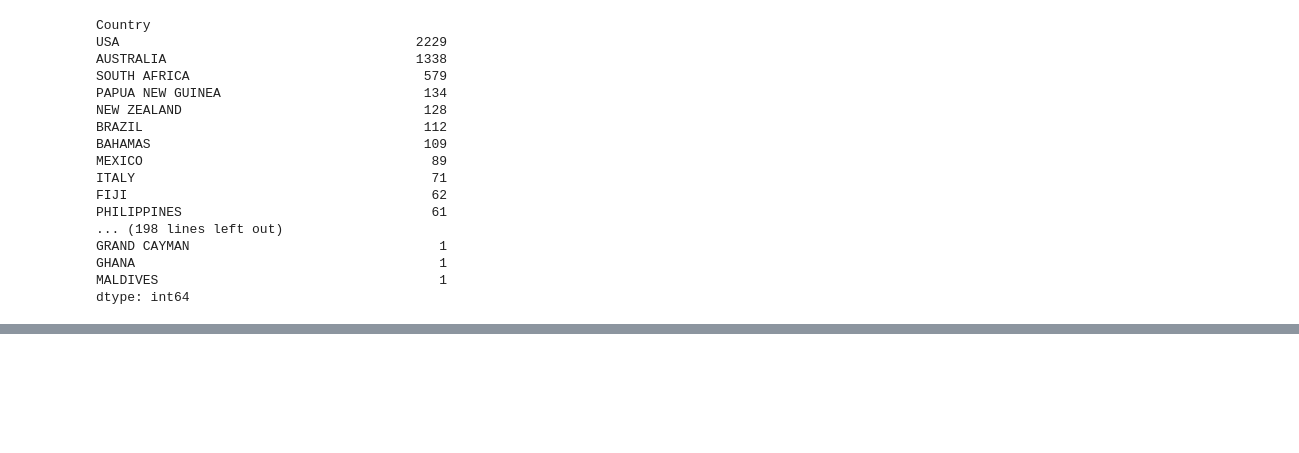
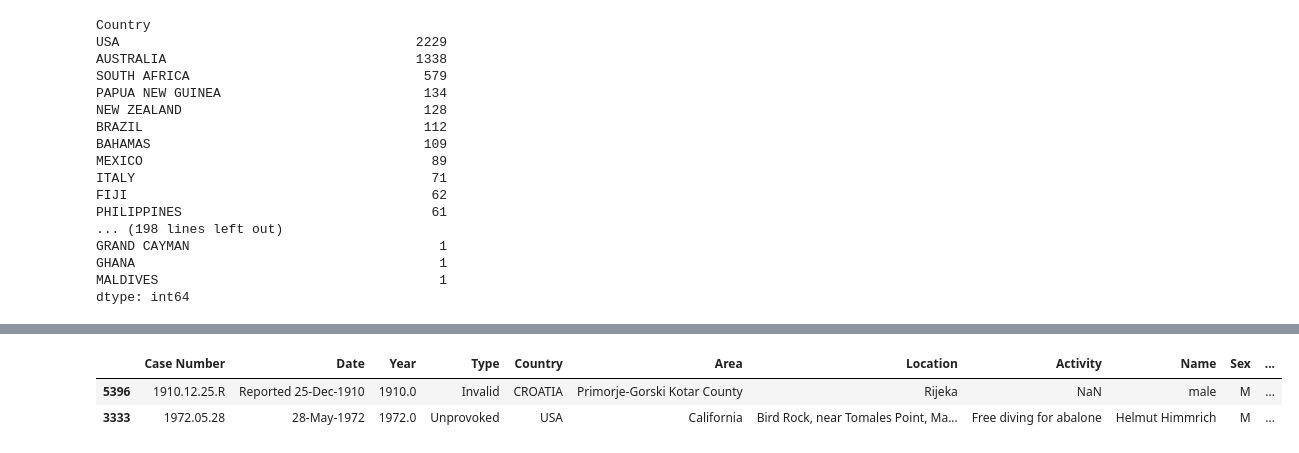
Before and after one commit to Humberthor/primer_proyecto_DAPT, a Jupyter notebook: codigo_proyecto/codigo_basura.ipynb, the cells around one changed output, grey strips where cells are left out. Drawn from its saved outputs; the diff is of its cells as text; code cells hidden in the pictures; blank space fills up the shorter version.

```diff
--- a/codigo_proyecto/proyecto.ipynb
+++ b/codigo_proyecto/codigo_basura.ipynb
@@ -132,0 +196,6 @@ pd.options.display.max_rows=1000
+# %%
+#eiminamos las columnas "basura" que no tienen datos válidos
+#usamos el método drop
+
+df.drop(['Unnamed: 22','Unnamed: 23'], axis=1, inplace=True)
+df.head(1)
@@ -132,0 +214,3 @@ pd.options.display.max_rows=1000
+# %%
+df.drop(['pdf', 'href formula', 'href',
+       'Case Number.1', 'Case Number.2', 'original order'], axis= 1, inplace=True)
@@ -132,0 +248,6 @@ pd.options.display.max_rows=1000
+# %%
+df.sample(2)
+# %% [output]
+|  | Case Number | Date | Year | Type | Country | Area | Location | Activity | Name | Sex | ... |
+| 5396 | 1910.12.25.R | Reported 25-Dec-1910 | 1910.0 | Invalid | CROATIA | Primorje-Gorski Kotar County | Rijeka | NaN | male | M | ... |
+| 3333 | 1972.05.28 | 28-May-1972 | 1972.0 | Unprovoked | USA | California | Bird Rock, near Tomales Point, Ma... | Free diving for abalone | Helmut Himmrich | M | ... |
```
Also changed, not shown: parts of 19 cells of this notebook, 2 other files.
